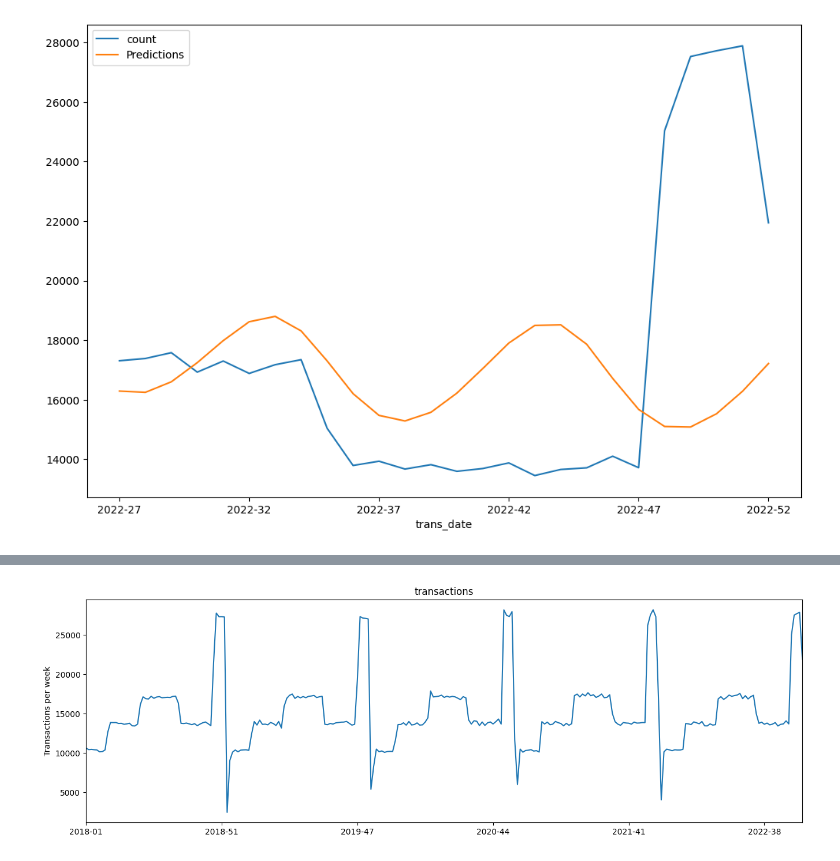
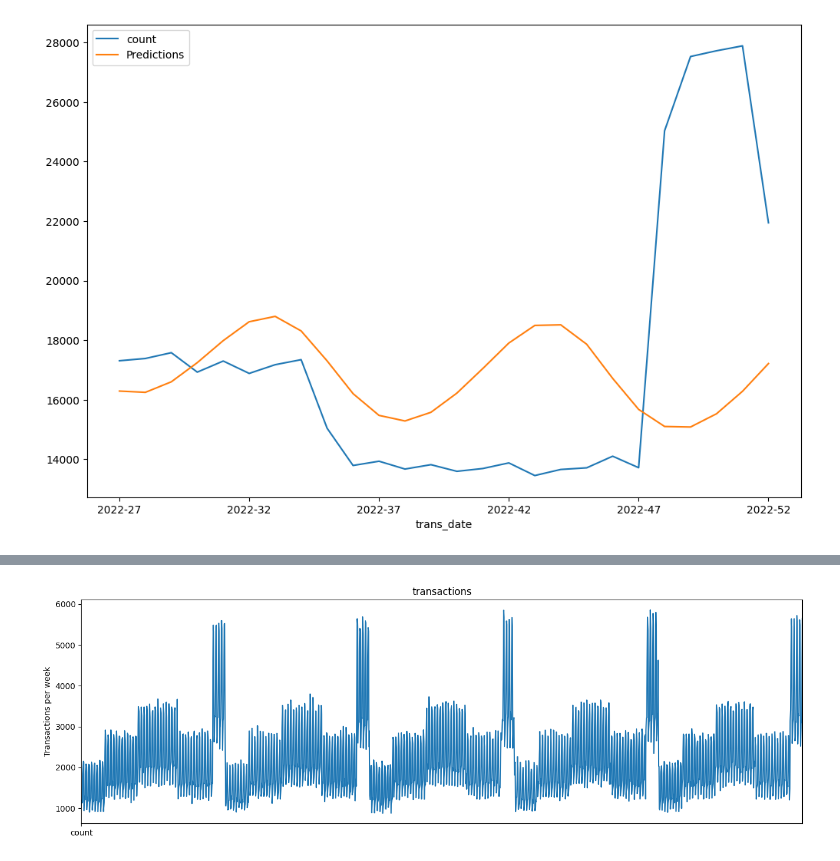
Before and after one commit to DMODPevahouse/ai_enabled_system, a Jupyter notebook: TimeSeries/Assignment/data_exploration.ipynb, the cells around one changed output, grey strips where cells are left out. Saved outputs shown, nothing was run; the diff lists cells and outputs as text; code cells hidden in the pictures.

```diff
--- a/TimeSeries/Assignment/data_exploration.ipynb
+++ b/TimeSeries/Assignment/data_exploration.ipynb
@@ -116,3 +160,27 @@ result_df = result_df.set_index("trans_date")
+# %%
+# Create a new column that contains the year and month of the transaction date
+df['transaction_month'] = df['trans_date'].dt.to_period('M')
+
+# Group the data by transaction month and calculate the size of each group
+df['transaction_count'] = df.groupby('transaction_month').transform('size')
+
+# Calculate the number of fraudulent transactions for each transaction month
+df['fraud_count'] = df['is_fraud'].groupby(df['transaction_month']).transform('sum')
+
+# Calculate the number of non-fraudulent transactions for each transaction month
+df['non_fraud_count'] = df['transaction_count'] - df['fraud_count']
+
+# Select only the columns of interest
+result_df = df[['transaction_month', 'transaction_count', 'fraud_count', 'non_fraud_count']]
+
+# Sort the data by transaction month and reset the index
+result_df = result_df.sort_values(by='transaction_month', ascending=True).reset_index(drop=True)
+
+# Set the transaction month as the index of the result dataframe
+result_df = result_df.set_index("transaction_month")
+
+# Remove any duplicate rows
+result_df = result_df.drop_duplicates()
 # %%
 result_df.head()
 # %% [output]
@@ -153,9 +221,12 @@ df['trans_date'] = pd.to_datetime(df['trans_date'])
 
 # create a new column called 'Transaction Count' that counts each transaction in a month
 df['count'] = df.groupby(df['trans_date'].dt.strftime('%Y-%m')).cumcount() + 1
-
+df['fraud_count'] = df['is_fraud'].groupby(df['trans_date']).transform('sum')
+df['non_fraud_count'] = df['transaction_count'] - df['fraud_count']
 # transform the data to have a month and a count of transactions
 df_transformed = df.groupby(df['trans_date'].dt.strftime('%Y-%m'))['count'].count().reset_index()
+df_transformed = df.groupby(df['trans_date'].dt.strftime('%Y-%m'))['fraud_count'].count().reset_index()
+#df_transformed = df.groupby(df['trans_date'].dt.strftime('%Y-%m'))['non_fraud_count'].count().reset_index()
 # %%
 df_transformed.head()
 # %% [output]
@@ -515,15 +586,24 @@ from pmdarima import auto_arima                              # for determining A
 # Ignore harmless warnings
 import warnings
 warnings.filterwarnings("ignore")
+# %%
+# assuming df is your dataframe and 'Transaction Date' is the column containing the transaction dates
+df['trans_date'] = pd.to_datetime(df['trans_date'])
+
+# create a new column called 'Transaction Count' that counts each transaction in a day
+df['count'] = df.groupby(df['trans_date'].dt.date).cumcount() + 1
+
+# transform the data to have a date and a count of transactions
+df_transformed = df.groupby(df['trans_date'].dt.date)['count'].count().reset_index()
 # %%
 title='transactions'
 ylabel='Transactions per week'
 xlabel='' # we don't really need a label here
 
-ax = df_weekly['count'].plot(figsize=(16,5),title=title)
+ax = df_transformed['count'].plot(figsize=(16,5),title=title)
 ax.autoscale(axis='x',tight=True)
 ax.set(xlabel=xlabel, ylabel=ylabel)
 for x in df_weekly:       # for days where holiday == 1
     ax.axvline(x=x, color='k', alpha = 0.3);  # add a semi-transparent grey line
 # %% [output]
-[figure, old version]
+[figure, new version]
```
Also changed, not shown: parts of 58 cells of this notebook, 8 other files.
